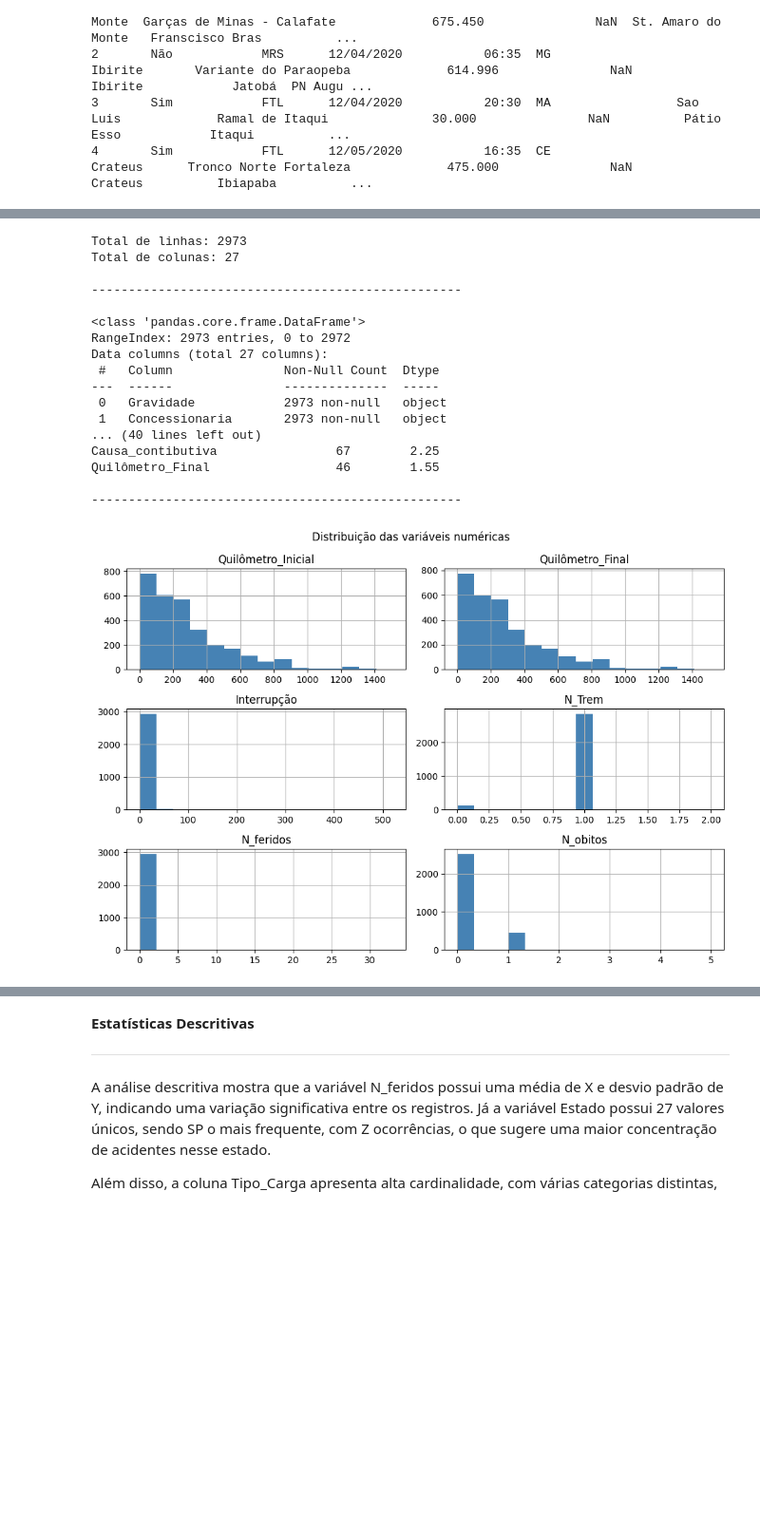
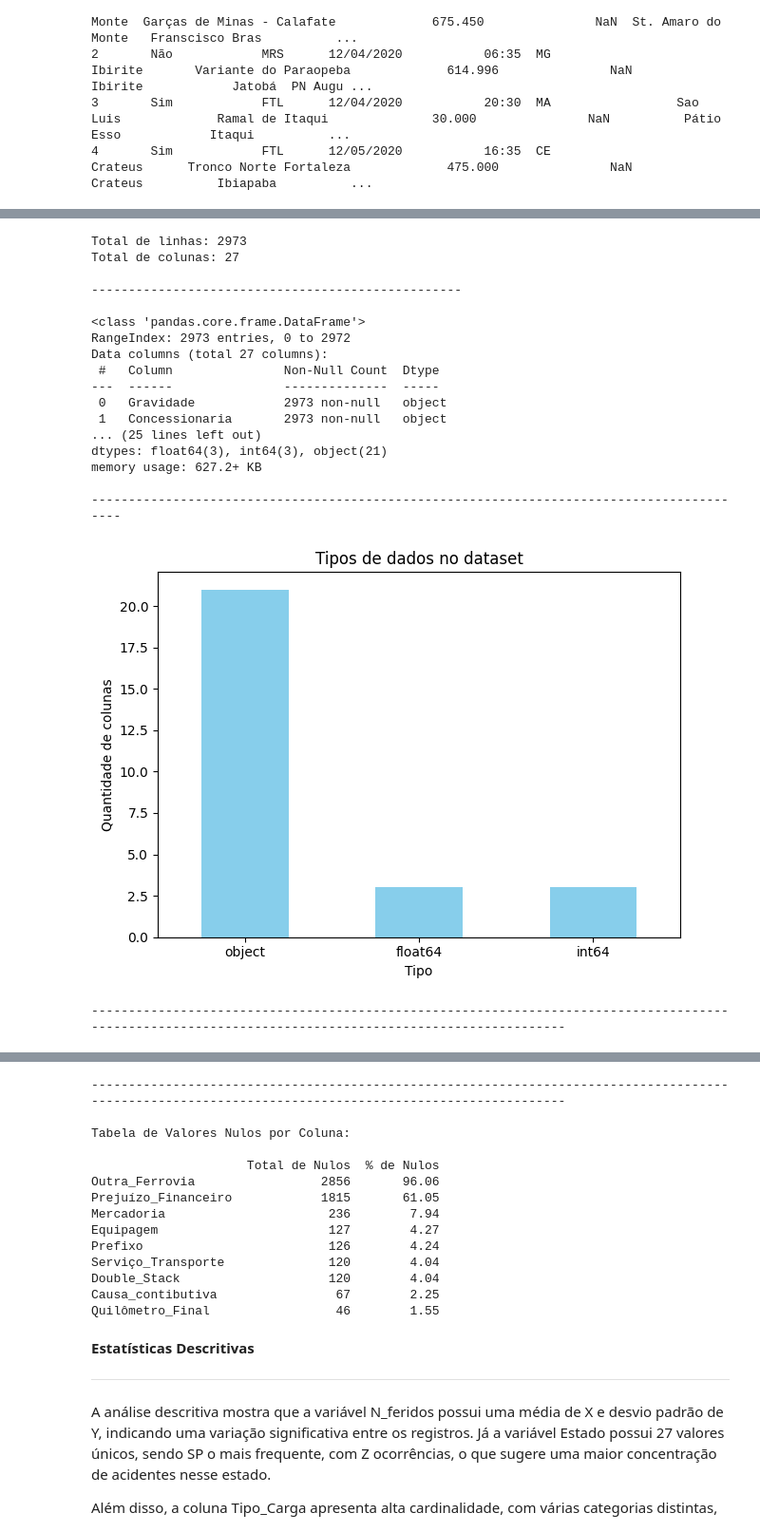
Before and after one commit to fabarroso/MVP1, a Jupyter notebook: MVP1.ipynb, the cells around one changed output, grey strips where cells are left out. Shown at 95% size. Cells and saved outputs as stored; diff of their text form; code cells hidden in the pictures; blank space fills up the shorter version.

```diff
--- a/MVP1.ipynb
+++ b/MVP1.ipynb
@@ -93,44 +95,59 @@ print(f"Total de linhas: {df.shape[0]}")
 print(f"Total de colunas: {df.shape[1]}")
 
 print("\n" + "-"*50 + "\n")
 
 # Informações dos tipos de dados
 df.info()
 
-print("\n" + "-"*50 + "\n")
+print("\n" + "-"*90 + "\n")
+
+# Gráfico de barras com o tipo de dado por coluna
+type_counts = df.dtypes.value_counts()
+
+type_counts.plot(kind='bar', color='skyblue')
+plt.title('Tipos de dados no dataset')
+plt.xlabel('Tipo')
+plt.ylabel('Quantidade de colunas')
+plt.xticks(rotation=0)
+plt.tight_layout()
+plt.show()
+
+print("\n" + "-"*150 + "\n")
+
+# Histograma de variáveis numéricas
+df.select_dtypes(include=['int64', 'float64']).hist(bins=15,
+                 figsize=(10, 7), color='steelblue')
+plt.suptitle('Distribuição das variáveis numéricas')
+plt.tight_layout()
+plt.show()
+
+print("\n" + "-"*150 + "\n")
 
 # Verificação de valores nulos
 missing_data = df.isnull().sum().to_frame(name='Total de Nulos')
 missing_data['% de Nulos'] = (df.isnull().mean() * 100).round(2)
 missing_data = missing_data[missing_data['Total de Nulos'] > 0]
 missing_data = missing_data.sort_values(by='Total de Nulos', ascending=False)
 
 print("Tabela de Valores Nulos por Coluna:\n")
 print(missing_data)
-
-print("\n" + "-"*50 + "\n")
-
-# Histograma de variáveis numéricas
-df.select_dtypes(include=['int64', 'float64']).hist(bins=15, figsize=(10, 7), color='steelblue')
-plt.suptitle('Distribuição das variáveis numéricas')
-plt.tight_layout()
-plt.show()
 # %% [output]
 Total de linhas: 2973
 Total de colunas: 27
 
 --------------------------------------------------
 
 <class 'pandas.core.frame.DataFrame'>
 RangeIndex: 2973 entries, 0 to 2972
 Data columns (total 27 columns):
  #   Column               Non-Null Count  Dtype
 ---  ------               --------------  -----
  0   Gravidade            2973 non-null   object
  1   Concessionaria       2973 non-null   object
-... (40 lines left out)
-Causa_contibutiva                67        2.25
-Quilômetro_Final                 46        1.55
+... (25 lines left out)
+dtypes: float64(3), int64(3), object(21)
+memory usage: 627.2+ KB
 
---------------------------------------------------
+------------------------------------------------------------------------------------------
-[figure, old version]
+[figure, new version]
+------------------------------------------------------------------------------------------------------------------------------------------------------
@@ -137,3 +155,17 @@ Quilômetro_Final                 46        1.55
+------------------------------------------------------------------------------------------------------------------------------------------------------
+
+Tabela de Valores Nulos por Coluna:
+
+                     Total de Nulos  % de Nulos
+Outra_Ferrovia                 2856       96.06
+Prejuízo_Financeiro            1815       61.05
+Mercadoria                      236        7.94
+Equipagem                       127        4.27
+Prefixo                         126        4.24
+Serviço_Transporte              120        4.04
+Double_Stack                    120        4.04
+Causa_contibutiva                67        2.25
+Quilômetro_Final                 46        1.55
 # %% [markdown]
 **Estatísticas Descritivas**
 
```
Also changed, not shown: parts of 2 cells of this notebook.
